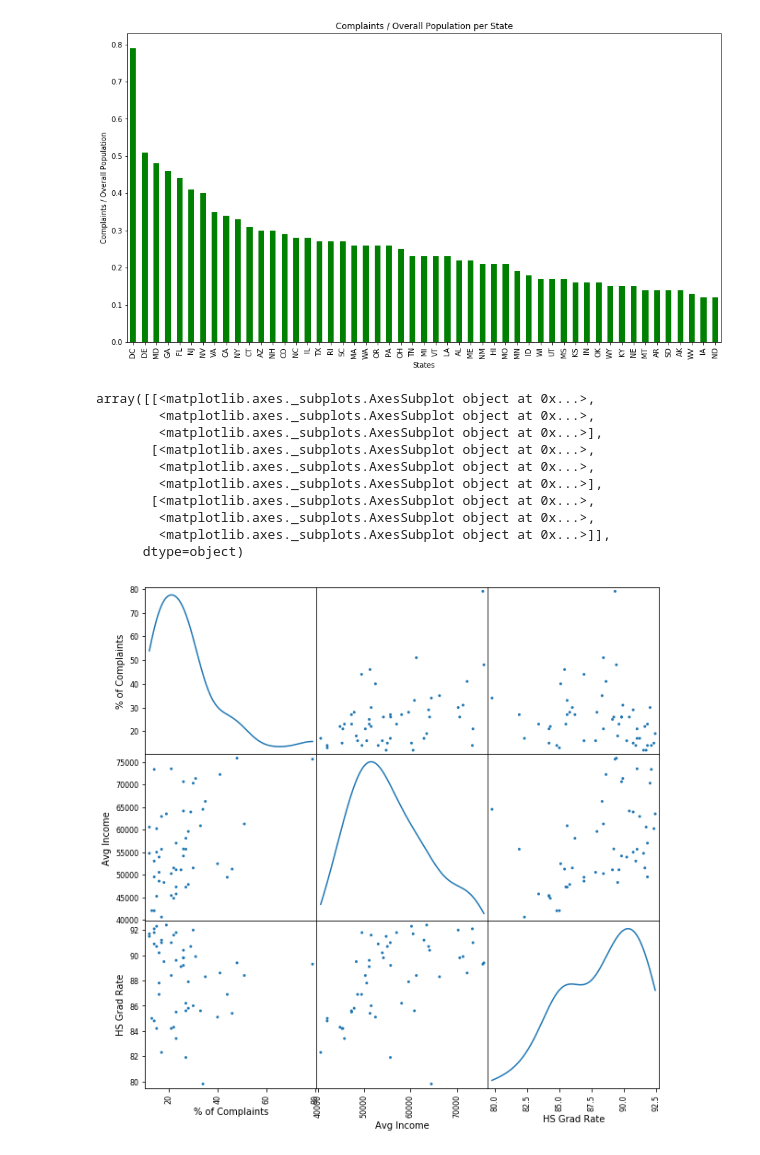
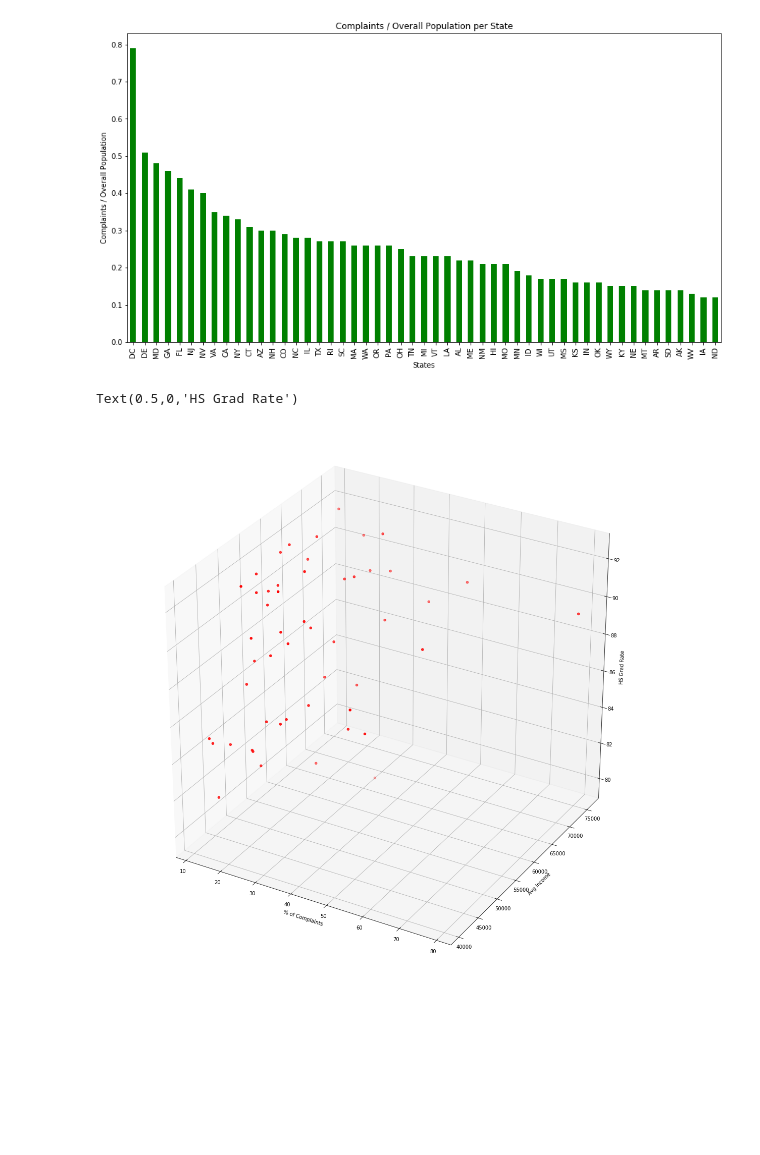
Before and after one commit to kn-lim/US-Complaints-Data-Analysis, a Jupyter notebook: FinalProject.ipynb, the cells around one changed output. Drawn from its saved outputs; the diff is of its cells as text; code cells hidden in the pictures; blank space fills up the shorter version.

```diff
--- a/FinalProject.ipynb
+++ b/FinalProject.ipynb
@@ -482,21 +501,27 @@ def convert_to_percent(number):
     number = float(number)
     return number * 100
 # %%
+# Converting String Values to Something we can Plot
+
 df_sm = df_results[["% of Complaints", "Avg Income", "HS Grad Rate", "# of Complaints", "Population"]]
 df_sm.is_copy = None
 df_sm["% of Complaints"] = df_sm["% of Complaints"].apply(convert_to_percent)
 df_sm["Avg Income"] = df_sm["Avg Income"].apply(convert_to_float)
 df_sm["HS Grad Rate"] = df_sm["HS Grad Rate"].apply(convert_to_float)
-scatter_matrix(df_sm, alpha=1, figsize=(10, 10), diagonal='kde')
+df_sm["Population"] = df_sm["Population"].apply(convert_to_float)
-# %% [output]
-array([[<matplotlib.axes._subplots.AxesSubplot object at 0x...>,
-        <matplotlib.axes._subplots.AxesSubplot object at 0x...>,
-        <matplotlib.axes._subplots.AxesSubplot object at 0x...>],
-       [<matplotlib.axes._subplots.AxesSubplot object at 0x...>,
-        <matplotlib.axes._subplots.AxesSubplot object at 0x...>,
-        <matplotlib.axes._subplots.AxesSubplot object at 0x...>],
-       [<matplotlib.axes._subplots.AxesSubplot object at 0x...>,
-        <matplotlib.axes._subplots.AxesSubplot object at 0x...>,
-        <matplotlib.axes._subplots.AxesSubplot object at 0x...>]],
-      dtype=object)
-[figure, removed]
+# %%
+# 3-D Plot for Viewing Data Differently
+fig = plt.figure()
+ax = fig.add_subplot(111, projection='3d')
+fig.set_size_inches(20, 20)
+for c,m in [('r', 'o')]:
+    x = df_sm['% of Complaints']
+    y = df_sm['Avg Income']
+    z = df_sm['HS Grad Rate']
+    ax.scatter(x, y, z, c=c, marker=m)
+ax.set_xlabel('% of Complaints')
+ax.set_ylabel('Avg Income')
+ax.set_zlabel('HS Grad Rate')
+# %% [output]
+Text(0.5,0,'HS Grad Rate')
+[figure, added]
```
Also changed, not shown: parts of 14 cells of this notebook.
